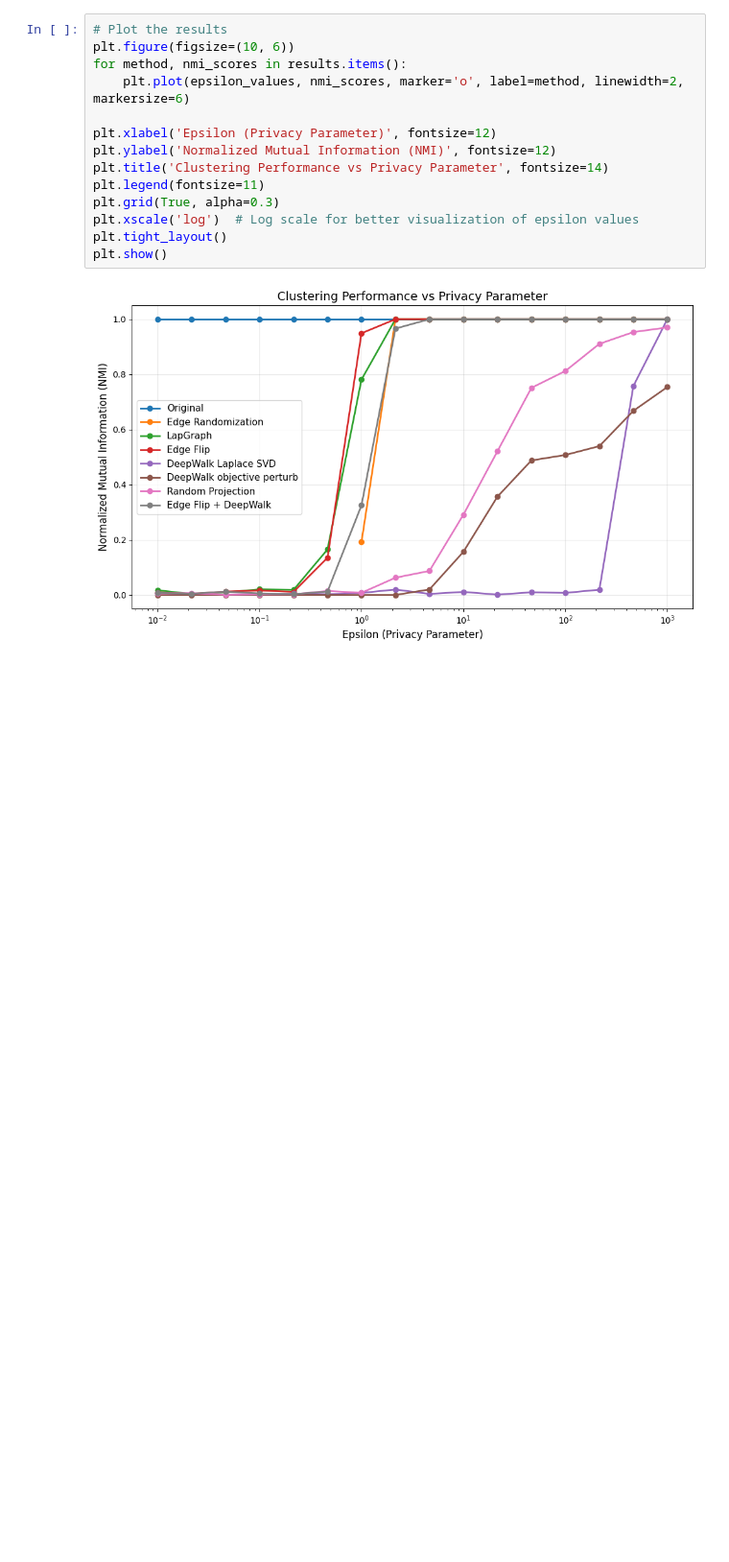
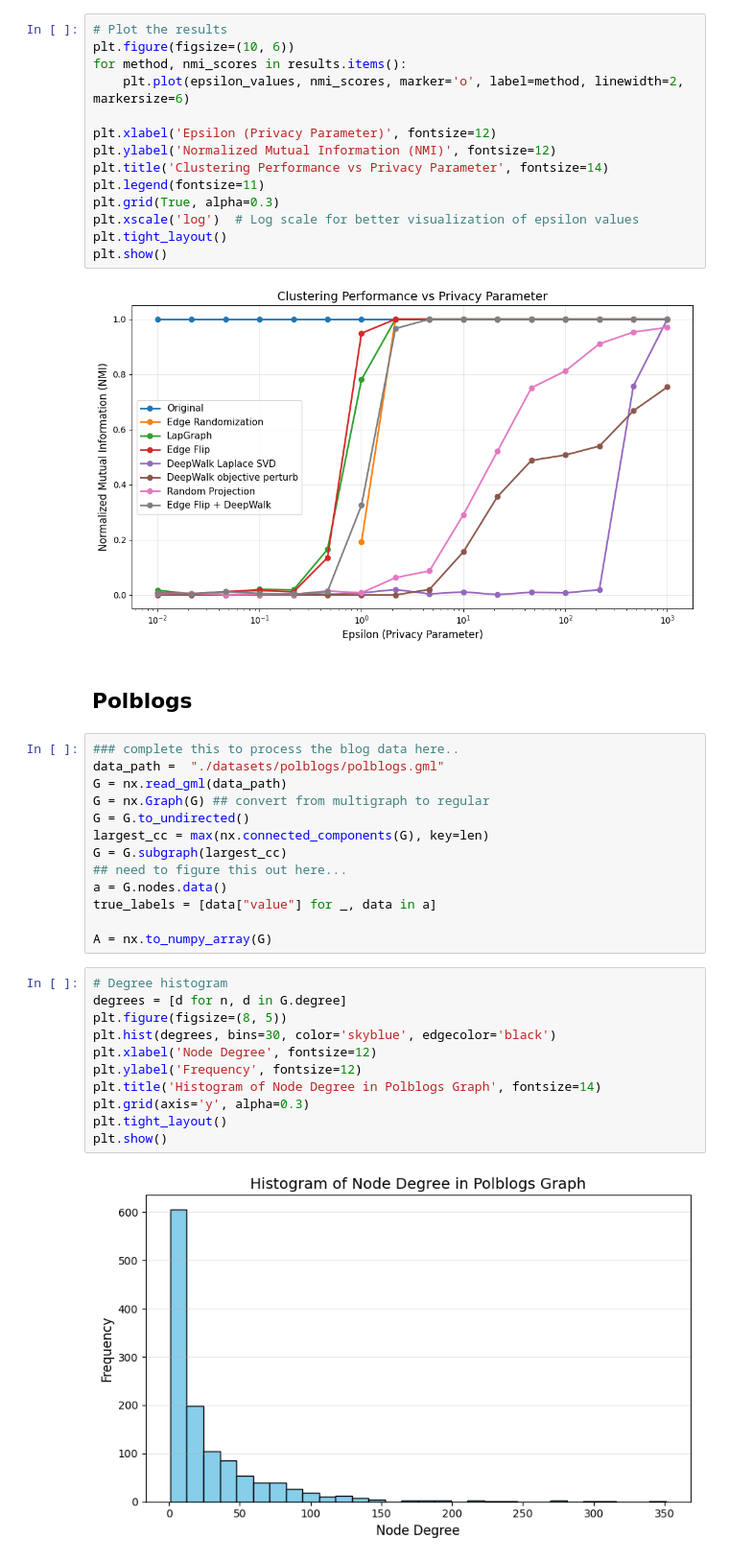
Before and after one commit to hungndo/Privacy_Network_Embeddings, a Jupyter notebook: DP_comparisons.ipynb, the cells around one changed output. Shown: that part at 96% size. Drawn from its saved outputs; the diff is of its cells as text; blank space fills up the shorter version.

```diff
--- a/DP_comparisons.ipynb
+++ b/DP_comparisons.ipynb
@@ -340,3 +404,31 @@ plt.tight_layout()
 plt.show()
 # %% [output]
 [figure]
+# %% [markdown]
+## Polblogs
+# %%
+### complete this to process the blog data here..
+data_path =  "./datasets/polblogs/polblogs.gml"
+G = nx.read_gml(data_path)
+G = nx.Graph(G) ## convert from multigraph to regular
+G = G.to_undirected()
+largest_cc = max(nx.connected_components(G), key=len)
+G = G.subgraph(largest_cc)
+## need to figure this out here...
+a = G.nodes.data()
+true_labels = [data["value"] for _, data in a]
+
+A = nx.to_numpy_array(G)
+# %%
+# Degree histogram
+degrees = [d for n, d in G.degree]
+plt.figure(figsize=(8, 5))
+plt.hist(degrees, bins=30, color='skyblue', edgecolor='black')
+plt.xlabel('Node Degree', fontsize=12)
+plt.ylabel('Frequency', fontsize=12)
+plt.title('Histogram of Node Degree in Polblogs Graph', fontsize=14)
+plt.grid(axis='y', alpha=0.3)
+plt.tight_layout()
+plt.show()
+# %% [output]
+[figure, added]
```
Also changed, not shown: parts of 21 cells of this notebook, 5 other files.
